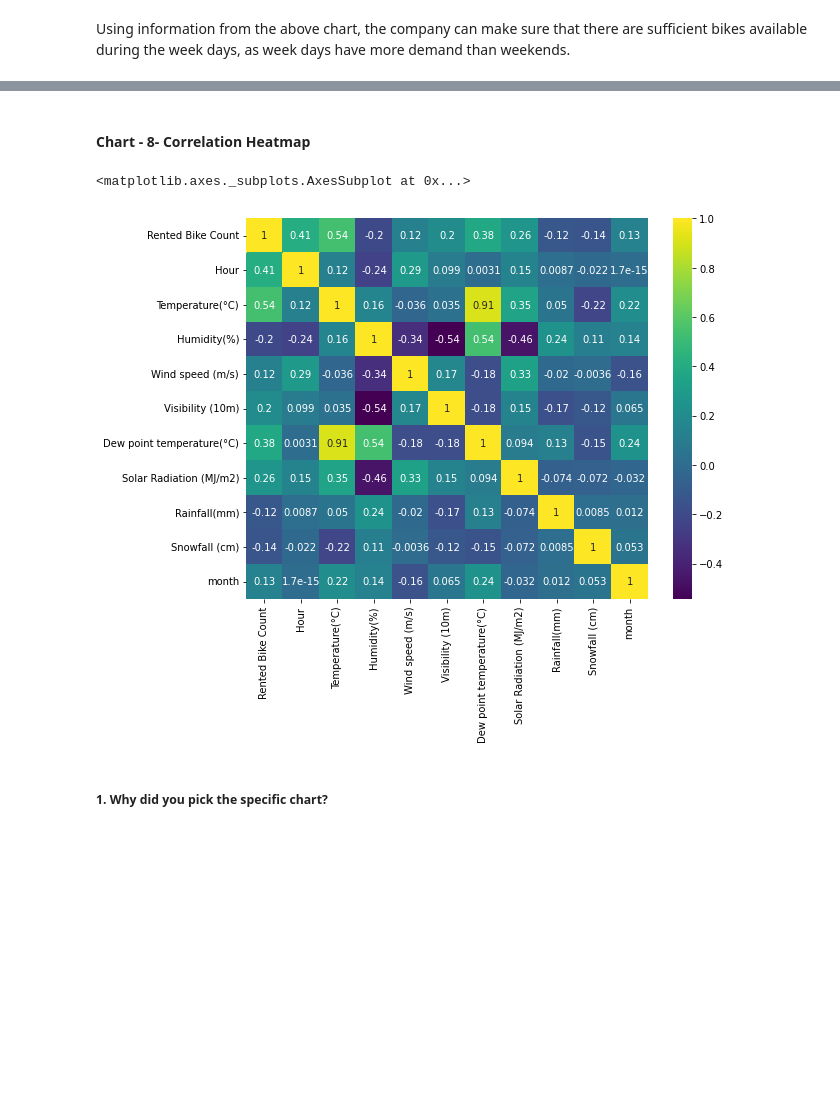
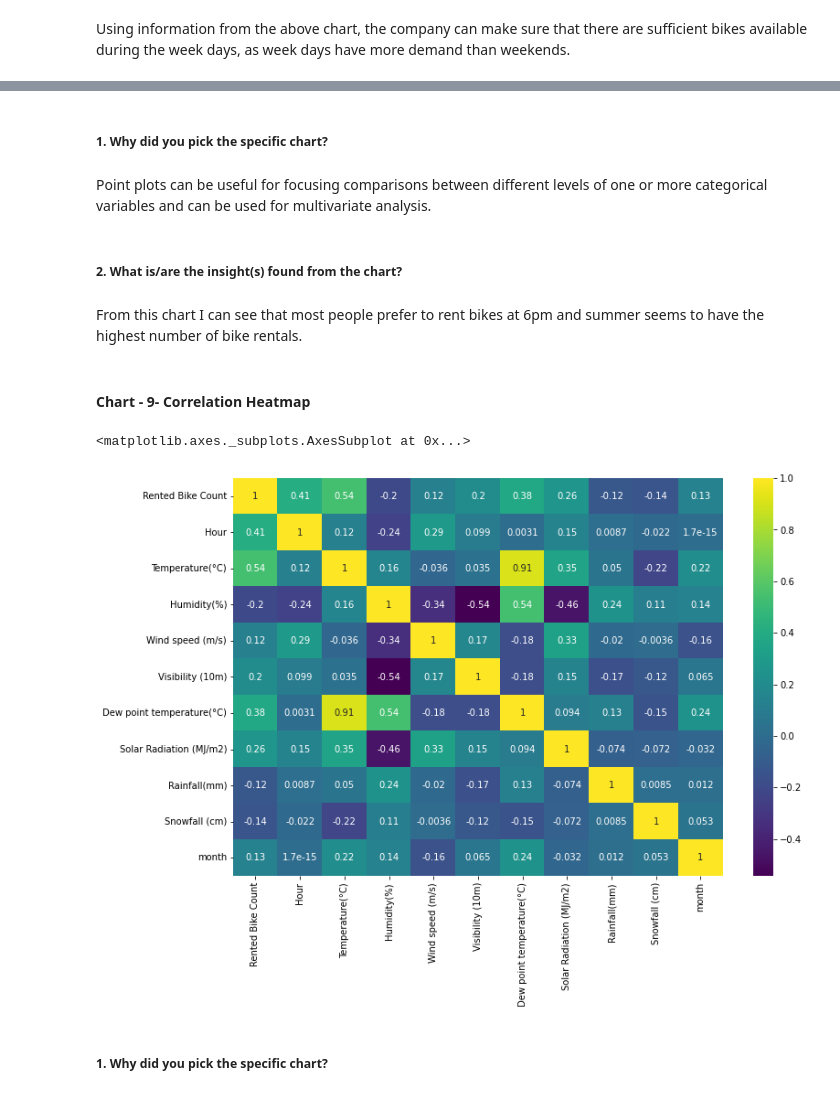
Before and after one commit to Sharath670/Linear-Regression-Capstone-Proj-2-, a Jupyter notebook: Capstone_Project_2(Linear_Regression).ipynb, the cells around one changed output, grey strips where cells are left out. Cells and saved outputs as stored; diff of their text form; code cells hidden in the pictures; blank space fills up the shorter version.

```diff
--- a/Capstone_Project_2(Linear_Regression).ipynb
+++ b/Capstone_Project_2(Linear_Regression).ipynb
@@ -593,12 +665,20 @@ Using information from the above chart, the company can make sure that there are
+# %% [markdown]
+##### 1. Why did you pick the specific chart?
+# %% [markdown]
+Point plots can be useful for focusing comparisons between different levels of one or more categorical variables and can be used for multivariate analysis.
+# %% [markdown]
+##### 2. What is/are the insight(s) found from the chart?
+# %% [markdown]
+From this chart I can see that most people prefer to rent bikes at 6pm and summer seems to have the highest number of bike rentals.
 # %% [markdown]
-#### Chart - 8- Correlation Heatmap
+#### Chart - 9- Correlation Heatmap
 # %%
 # Correlation Heatmap visualization code
-plt.figure(figsize=(9,7))
+plt.figure(figsize=(12,8))
 sns.heatmap(df.corr(),cmap='viridis',annot=True)
 # %% [output]
 <matplotlib.axes._subplots.AxesSubplot at 0x...>
-[figure, old version]
+[figure, new version]
 # %% [markdown]
 ##### 1. Why did you pick the specific chart?
 # %% [markdown]
```
Also changed, not shown: parts of 66 cells of this notebook.
